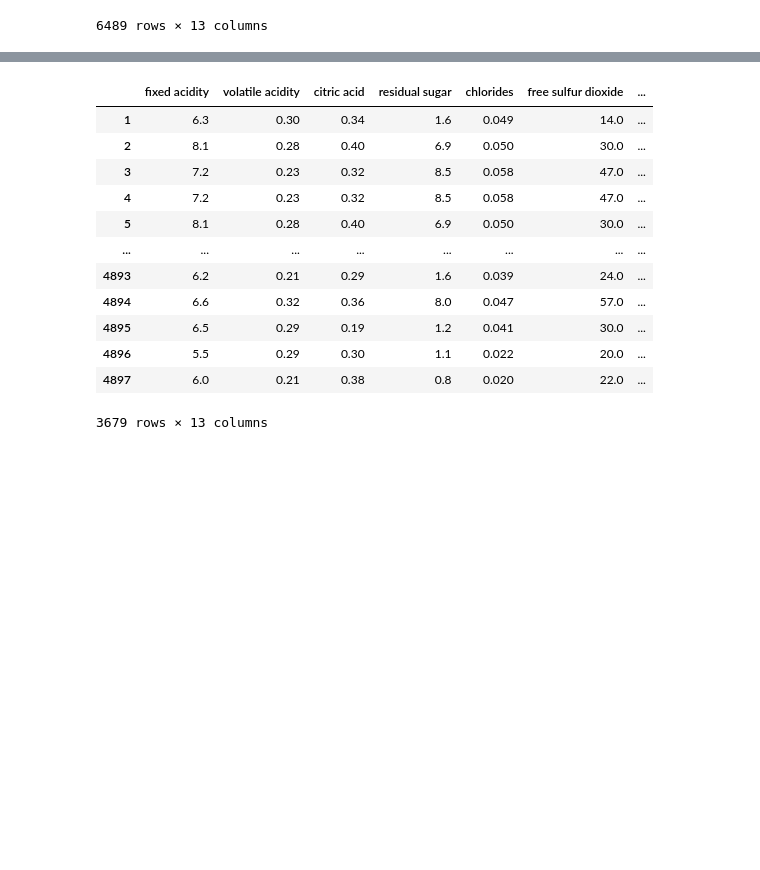
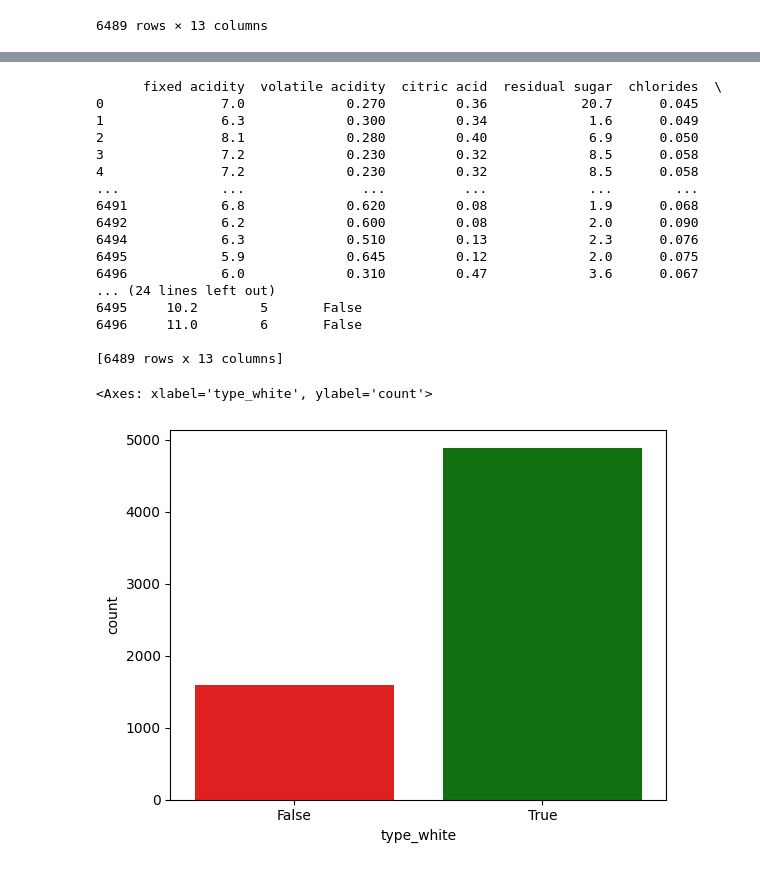
Before and after one commit to Akshat-1729/Wine-quality-prediction, a Jupyter notebook: wine/Untitled.ipynb, the cells around one changed output, grey strips where cells are left out. Drawn from its saved outputs; the diff is of its cells as text; code cells hidden in the pictures; blank space fills up the shorter version.

```diff
--- a/wine/Untitled.ipynb
+++ b/wine/Untitled.ipynb
@@ -129,20 +126,29 @@ for column in df:
         df = df[(df[column] >= lower_bound) & (df[column] <= upper_bound)]
 # %%
 df
+print(df)
 #1 is white
 # %% [output]
-|  | fixed acidity | volatile acidity | citric acid | residual sugar | chlorides | free sulfur dioxide | ... |
-| 1 | 6.3 | 0.30 | 0.34 | 1.6 | 0.049 | 14.0 | ... |
-| 2 | 8.1 | 0.28 | 0.40 | 6.9 | 0.050 | 30.0 | ... |
-| 3 | 7.2 | 0.23 | 0.32 | 8.5 | 0.058 | 47.0 | ... |
-| 4 | 7.2 | 0.23 | 0.32 | 8.5 | 0.058 | 47.0 | ... |
-| 5 | 8.1 | 0.28 | 0.40 | 6.9 | 0.050 | 30.0 | ... |
-| ... | ... | ... | ... | ... | ... | ... | ... |
-| 4893 | 6.2 | 0.21 | 0.29 | 1.6 | 0.039 | 24.0 | ... |
-| 4894 | 6.6 | 0.32 | 0.36 | 8.0 | 0.047 | 57.0 | ... |
-| 4895 | 6.5 | 0.29 | 0.19 | 1.2 | 0.041 | 30.0 | ... |
-| 4896 | 5.5 | 0.29 | 0.30 | 1.1 | 0.022 | 20.0 | ... |
-| 4897 | 6.0 | 0.21 | 0.38 | 0.8 | 0.020 | 22.0 | ... |
-3679 rows × 13 columns
+      fixed acidity  volatile acidity  citric acid  residual sugar  chlorides  \
+0               7.0             0.270         0.36            20.7      0.045
+1               6.3             0.300         0.34             1.6      0.049
+2               8.1             0.280         0.40             6.9      0.050
+3               7.2             0.230         0.32             8.5      0.058
+4               7.2             0.230         0.32             8.5      0.058
+...             ...               ...          ...             ...        ...
+6491            6.8             0.620         0.08             1.9      0.068
+6492            6.2             0.600         0.08             2.0      0.090
+6494            6.3             0.510         0.13             2.3      0.076
+6495            5.9             0.645         0.12             2.0      0.075
+6496            6.0             0.310         0.47             3.6      0.067
+... (24 lines left out)
+6495     10.2        5       False
+6496     11.0        6       False
+
+[6489 rows x 13 columns]
 # %%
-sns.countplot(x=df[])
+rang=['red','green','pink']
+sns.countplot(x='type_white',data=df,palette=rang)
+# %% [output]
+<Axes: xlabel='type_white', ylabel='count'>
+[figure, added]
```
Also changed, not shown: parts of 5 cells of this notebook.
